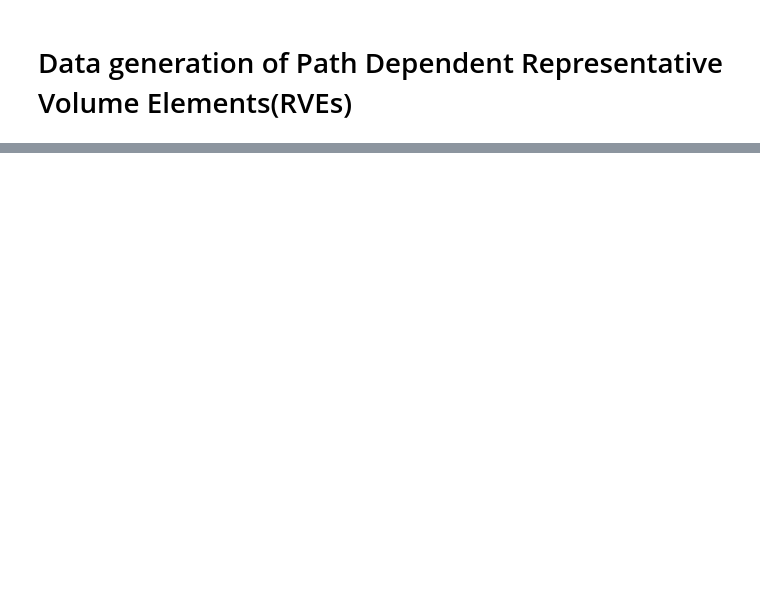
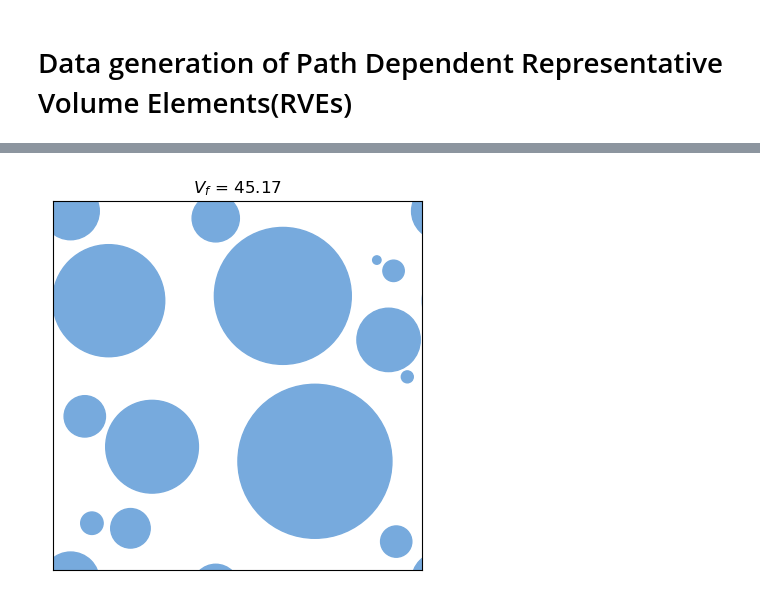
Before and after one commit to bessagroup/rvesimulator, a Jupyter notebook: toturials/cddm_data_generation.ipynb, the cells around one changed output, grey strips where cells are left out. Drawn from its saved outputs; the diff is of its cells as text; code cells hidden in the pictures; blank space fills up the shorter version.

```diff
--- a/toturials/cddm_data_generation.ipynb
+++ b/toturials/cddm_data_generation.ipynb
@@ -44,0 +51,30 @@ In this part, we choose two design variables which are the micro-structure and t
+# %%
+
+# the user can comment/uncoment the code to generate microstructures for configuration (a)~(c)
+size = 0.048
+# parameters for configuration (a)
+radius_mu = 0.01
+radius_std = 0.005
+vol_fraction = 0.45
+# parameters for configuration (b)
+# radius_mu = 0.003
+# radius_std = 0.0
+# vol_fraction = 0.30
+# parameters for configuration (c)
+# radius_mu = 0.0015
+# radius_std = 0.0003
+# vol_fraction = 0.15
+
+
+# initialize the microstructure generator
+microstructrue_generator = CircleParticles(length=size,
+                                           width=size,
+                                           radius_mu=radius_mu,
+                                           radius_std=radius_std,
+                                           vol_req=vol_fraction)
+microstructrue_generator.generate_microstructure(seed=17)
+microstructrue_generator.plot_microstructure()
+
+# it is noted that the micro-structure might be different on different device because of the influence of seed
+# %% [output]
+[figure, added]
```
Also changed, not shown: parts of 11 cells of this notebook, 5 other files.
